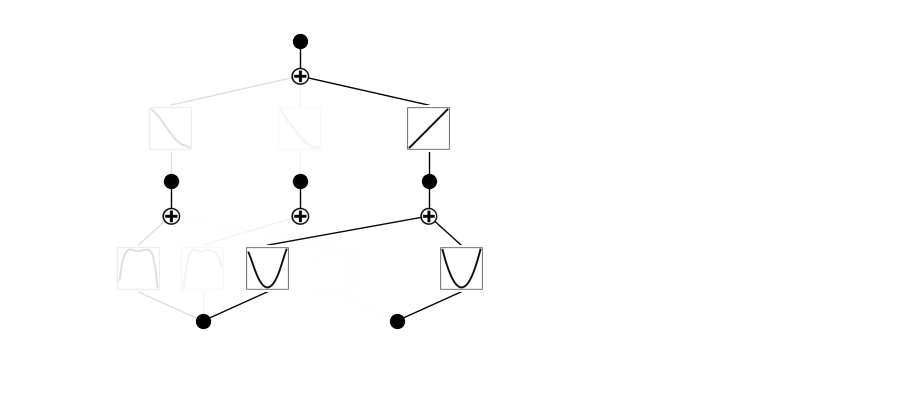
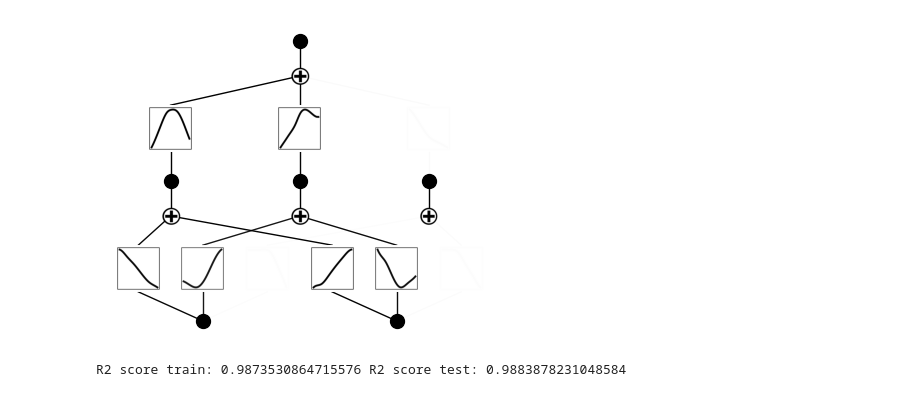
Before and after one commit to MGTUc/KANinitialization, a Jupyter notebook: kan/initializationExperiments/MLPKANtraining.ipynb, the cells around one changed output. Drawn from its saved outputs; the diff is of its cells as text; code cells hidden in the pictures.

Commit message:
benchmark comparison between MLPKAN and KAN

```diff
--- a/kan/initializationExperiments/MLPKANtraining.ipynb
+++ b/kan/initializationExperiments/MLPKANtraining.ipynb
@@ -10,8 +12,8 @@ import matplotlib.pyplot as plt
 # %%
-seed = 500
+seed = 42
 torch.manual_seed(seed)
 np.random.seed(seed)
 random.seed(seed)
 
-MLPKANmodel = MLPKAN(input_size=2, hidden_sizes=[3], output_size=1, subnetworkshape=[12,12,12])
+MLPKANmodel = MLPKAN(input_size=2, hidden_sizes=[3], output_size=1, subnetworkshape=[4,4,4])
 # %%
@@ -23,31 +38,3 @@ dataset = create_dataset(f, n_var=2, normalize_input=True, seed=seed)
 # %%
-train_dataset = TensorDataset(dataset['train_input'],dataset['train_label'])
-test_dataset = TensorDataset(dataset['test_input'], dataset['test_label'])
-
-train_dataloader = DataLoader(train_dataset, batch_size=16, shuffle=True)
-test_dataloader = DataLoader(test_dataset, batch_size=16, shuffle=False)
-
-device = "cpu"
-
-loss_fn = nn.MSELoss()
-optimizer = torch.optim.Adam(MLPKANmodel.parameters(), lr=0.01)
-
-n_epochs = 100
-rmse_history = []
-for t in range(n_epochs):
-    MLPKANmodel.train()
-    for batch, (X, y) in enumerate(train_dataloader):
-        X, y = X.to(device), y.to(device)
-        pred = MLPKANmodel(X)
-        loss = loss_fn(pred, y)
-        optimizer.zero_grad()
-        loss.backward()
-        optimizer.step()
-
-    MLPKANmodel.eval()
-    with torch.no_grad():
-        test_pred = MLPKANmodel(dataset['test_input'].to(device))
-        rmse_value = torch.sqrt(loss_fn(test_pred, dataset['test_label'].to(device))).item()
-        rmse_history.append(rmse_value)
-        print(f"Epoch {t+1}/{n_epochs}, RMSE: {rmse_value:.4f}")
+histories = MLPKANmodel.fit(dataset,steps=50, lr=0.001)
 # %% [output]
@@ -79,6 +73,27 @@ plt.show()
 # %%
 kanmodel = KAN(width=[2,3,1], seed=seed, grid=5, auto_save=False, symbolic_enabled=False)
-kanmodel.set_splines_MLPKAN(dataset['test_input'], MLPKANmodel)
+kanmodel.set_splines_MLPKAN(dataset['train_input'], MLPKANmodel)
 kanmodel.plot()
 # %% [output]
-[figure, old version]
+[figure, new version]
+# %%
+def R2(preds, targets):
+            """
+            Coefficient of Determination (R²).
+            Note: R² can be negative if predictions are worse than the mean baseline.
+            R² = 1 - (SS_res / SS_tot)
+            """
+            pred_mean = torch.mean(preds, dim=0, keepdim=True)
+            target_mean = torch.mean(targets, dim=0, keepdim=True)
+            SS_res = torch.sum((targets - preds)**2, dim=0)
+            SS_tot = torch.sum((targets - target_mean)**2, dim=0)
+            r2_score = 1 - (SS_res / (SS_tot + 1e-8))
+            return torch.nan_to_num(r2_score)
+
+earlyStop_pred = kanmodel.forward(dataset['train_input'])
+R2_score = R2(earlyStop_pred, dataset['train_label']).item()
+earlyStop_pred2 = kanmodel.forward(dataset['test_input'])
+R2_score2 = R2(earlyStop_pred2, dataset['test_label']).item()
+print("R2 score train:", R2_score, "R2 score test:", R2_score2)
+# %% [output]
+R2 score train: 0.9873530864715576 R2 score test: 0.9883878231048584
```
Also changed, not shown: parts of 4 cells of this notebook, 8 other files.
